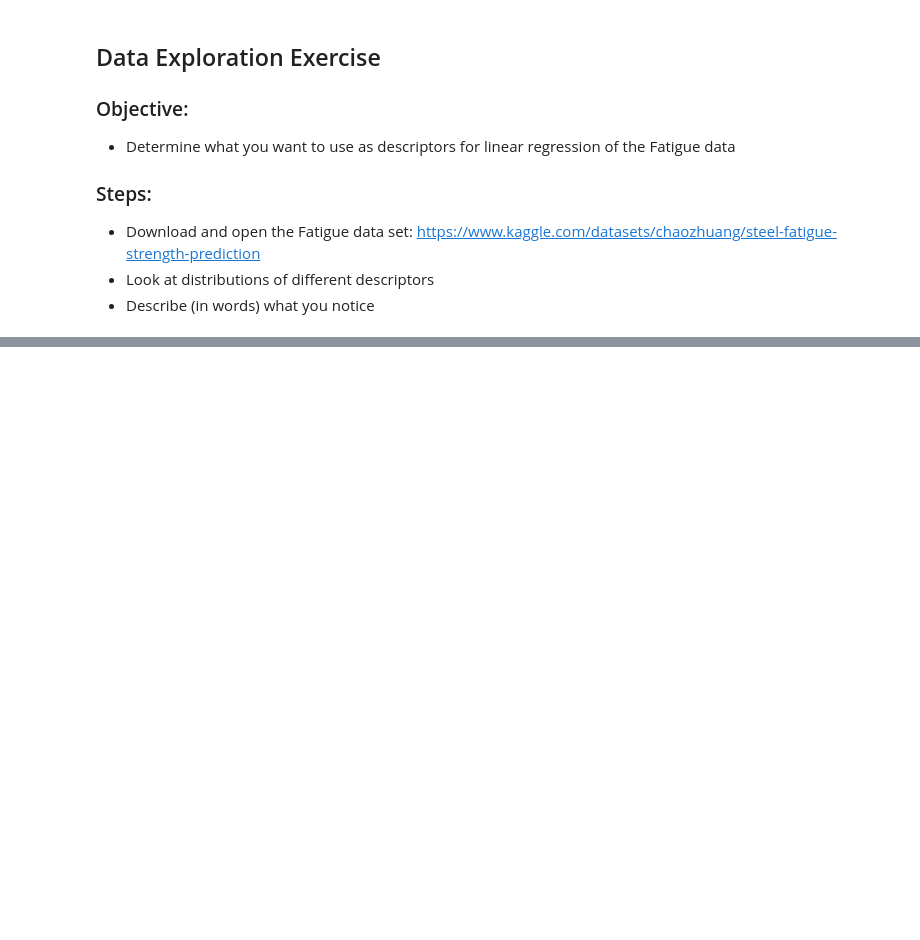
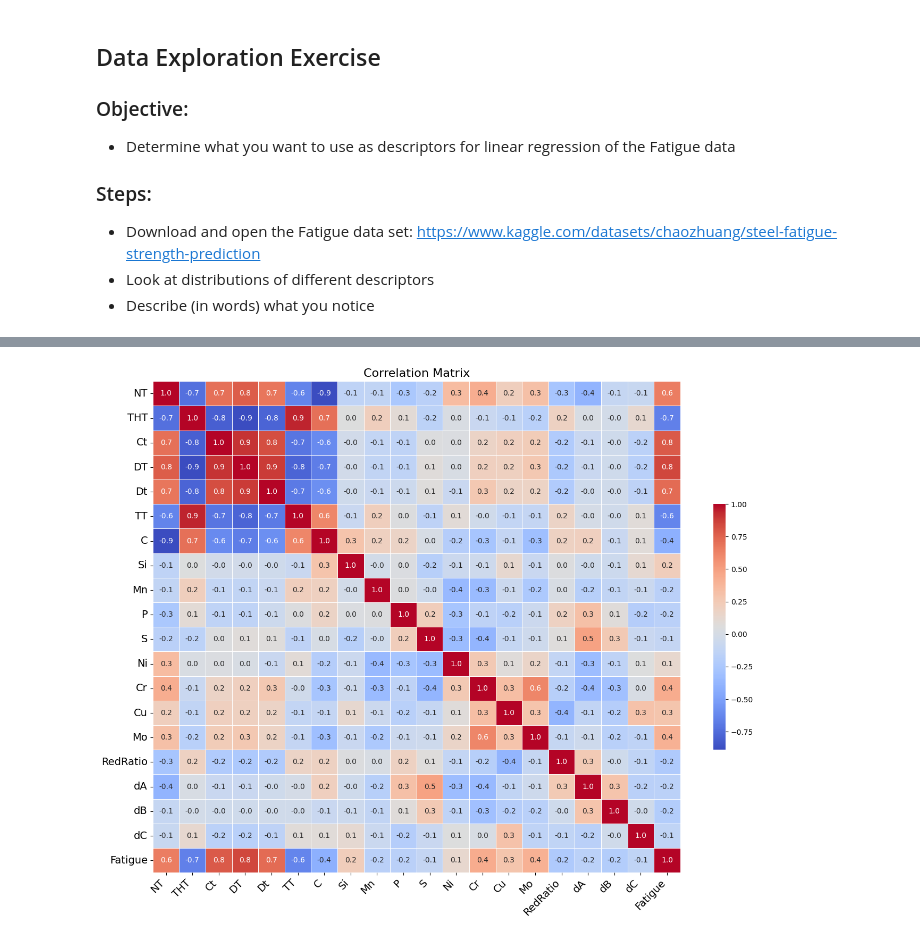
Before and after one commit to ayberkkutlu/Machine-Learning-Course-and-Project, a Jupyter notebook: Notebooks/HW1.ipynb, the cells around one changed output, grey strips where cells are left out. Cells and saved outputs as stored; diff of their text form; code cells hidden in the pictures; blank space fills up the shorter version.

```diff
--- a/Notebooks/HW1.ipynb
+++ b/Notebooks/HW1.ipynb
@@ -246,0 +430,14 @@ ModuleNotFoundError: No module named 'seaborn'
+# %%
+# Compute the correlation matrix on cleaned data
+corr = df_model.corr(numeric_only=True)
+
+# Visualize the correlation matrix
+f, ax = plt.subplots(figsize=(16, 12))
+sns.heatmap(corr, annot=True, ax=ax, cmap='coolwarm', fmt=".1f",
+            linewidths=.5, cbar_kws={"shrink": .5})
+plt.xticks(rotation=45, ha='right', fontsize=14)
+plt.yticks(rotation=0, fontsize=14)
+plt.title('Correlation Matrix', fontsize=16)
+plt.show()
+# %% [output]
+[figure, added]
```
Also changed, not shown: parts of 25 cells of this notebook, 1 other file.
